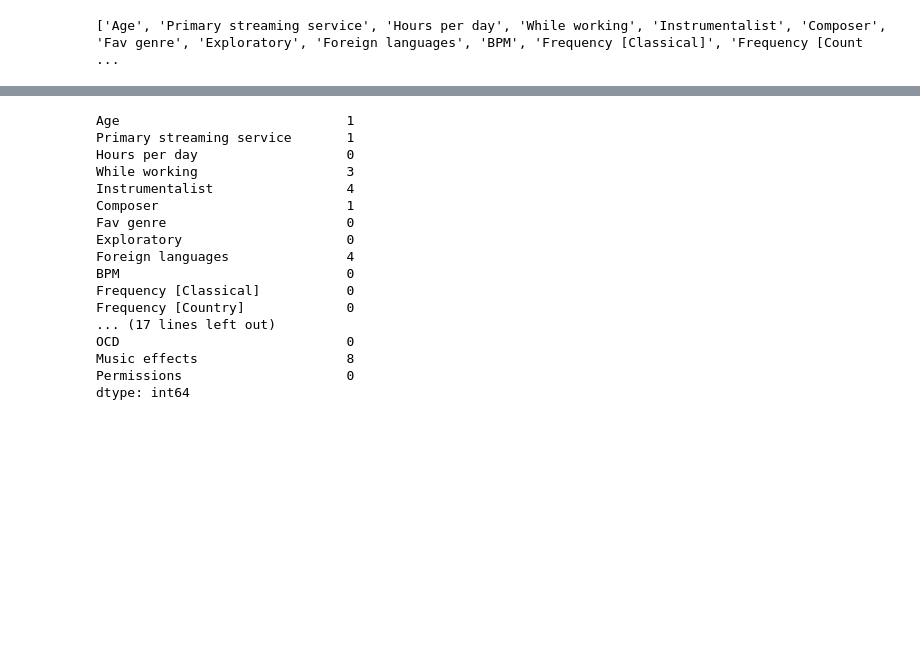
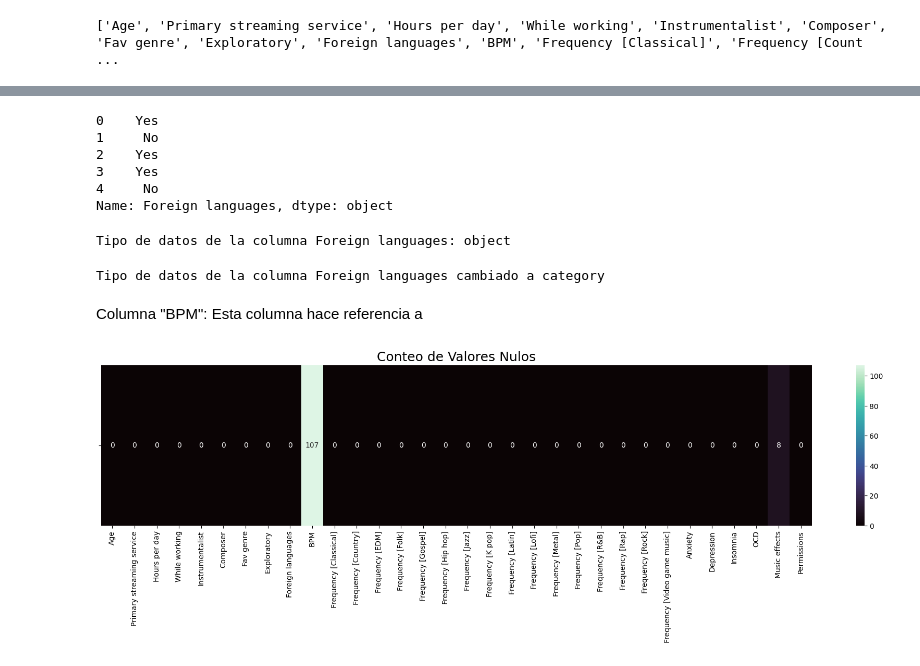
Before and after one commit to mirandaCodeCuantico/dashboard_web-musica, a Jupyter notebook: limpieza.ipynb, the cells around one changed output, grey strips where cells are left out. Drawn from its saved outputs; the diff is of its cells as text; code cells hidden in the pictures; blank space fills up the shorter version.

```diff
--- a/limpieza.ipynb
+++ b/limpieza.ipynb
@@ -64 +188,25 @@ dtype: int64
+# %%
+df['Foreign languages'].head()
+# %% [output]
+0    Yes
+1     No
+2    Yes
+3    Yes
+4     No
+Name: Foreign languages, dtype: object
+# %%
+#Tipos de datos de la columna "Composer"
+tipo_de_datos_columna('Foreign languages')
+# %% [output]
+Tipo de datos de la columna Foreign languages: object
+# %%
+#Para la columna "Foreign languages", se rellenaran los valores nulos con la moda de la columna
+df['Foreign languages'] = df['Foreign languages'].fillna(df['Foreign languages'].mode()[0])
+
+#Cambiar el tipo de datos de la columna "Foreign languages" a category
+cambiar_tipo_de_datos('Foreign languages', 'category')
+# %% [output]
+Tipo de datos de la columna Foreign languages cambiado a category
+# %% [markdown]
+Columna "BPM": Esta columna hace referencia a
 # %%
@@ -67,23 +215,8 @@ df['BPM'] = df['BPM'].fillna(df['BPM'].mean())
 # %%
-df.isnull().sum()
+#Mirar si hay valores nulos en el DataFrame
+conteo_valores_faltantes()
 # %% [output]
-Age                             1
-Primary streaming service       1
-Hours per day                   0
-While working                   3
-Instrumentalist                 4
-Composer                        1
-Fav genre                       0
-Exploratory                     0
-Foreign languages               4
-BPM                             0
-Frequency [Classical]           0
-Frequency [Country]             0
-... (17 lines left out)
-OCD                             0
-Music effects                   8
-Permissions                     0
-dtype: int64
+[figure, added]
 # %%
 #Guardar el DataFrame limpio en un nuevo archivo CSV
 #df.to_csv('dashboard/data/musica_y_salud_mental_limpio.csv', index=False)
```
Also changed, not shown: parts of 26 cells of this notebook.
